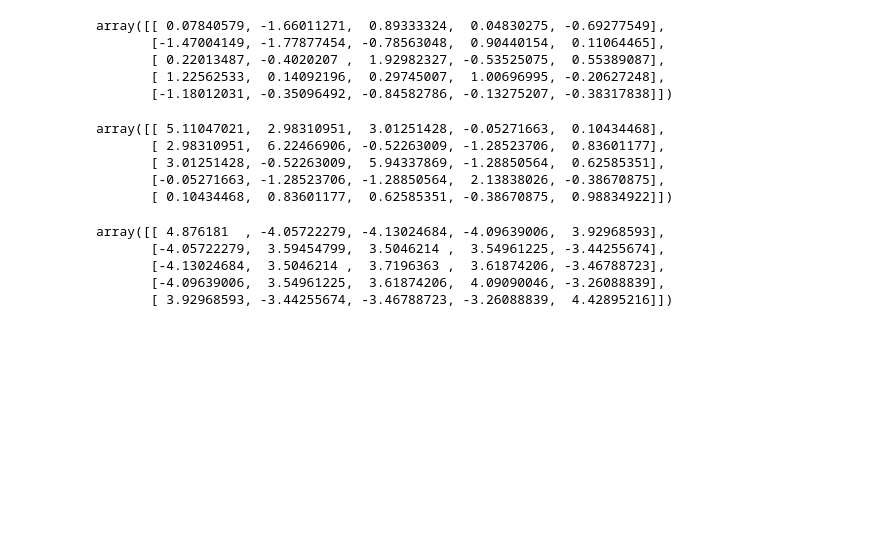
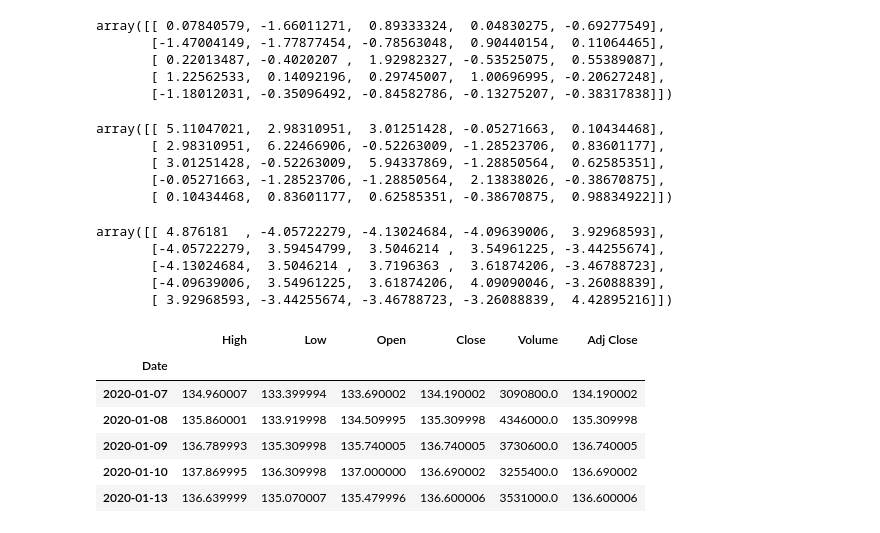
Before and after one commit to chenrun666/BigData, a Jupyter notebook: code/Python进阶/Numpy/main.ipynb, the cells around one changed output. Drawn from its saved outputs; the diff is of its cells as text; code cells hidden in the pictures; blank space fills up the shorter version.

```diff
--- a/code/Python进阶/Numpy/main.ipynb
+++ b/code/Python进阶/Numpy/main.ipynb
@@ -886,0 +894,12 @@ array([[ 4.876181  , -4.05722279, -4.13024684, -4.09639006,  3.92968593],
+# %%
+d = web.get_data_yahoo('IBM')
+# %%
+d.tail()
+# %% [output]
+|  | High | Low | Open | Close | Volume | Adj Close |
+| Date |  |  |  |  |  |  |
+| 2020-01-07 | 134.960007 | 133.399994 | 133.690002 | 134.190002 | 3090800.0 | 134.190002 |
+| 2020-01-08 | 135.860001 | 133.919998 | 134.509995 | 135.309998 | 4346000.0 | 135.309998 |
+| 2020-01-09 | 136.789993 | 135.309998 | 135.740005 | 136.740005 | 3730600.0 | 136.740005 |
+| 2020-01-10 | 137.869995 | 136.309998 | 137.000000 | 136.690002 | 3255400.0 | 136.690002 |
+| 2020-01-13 | 136.639999 | 135.070007 | 135.479996 | 136.600006 | 3531000.0 | 136.600006 |
```
Also changed, not shown: parts of 1 cell of this notebook, 1 other file.
